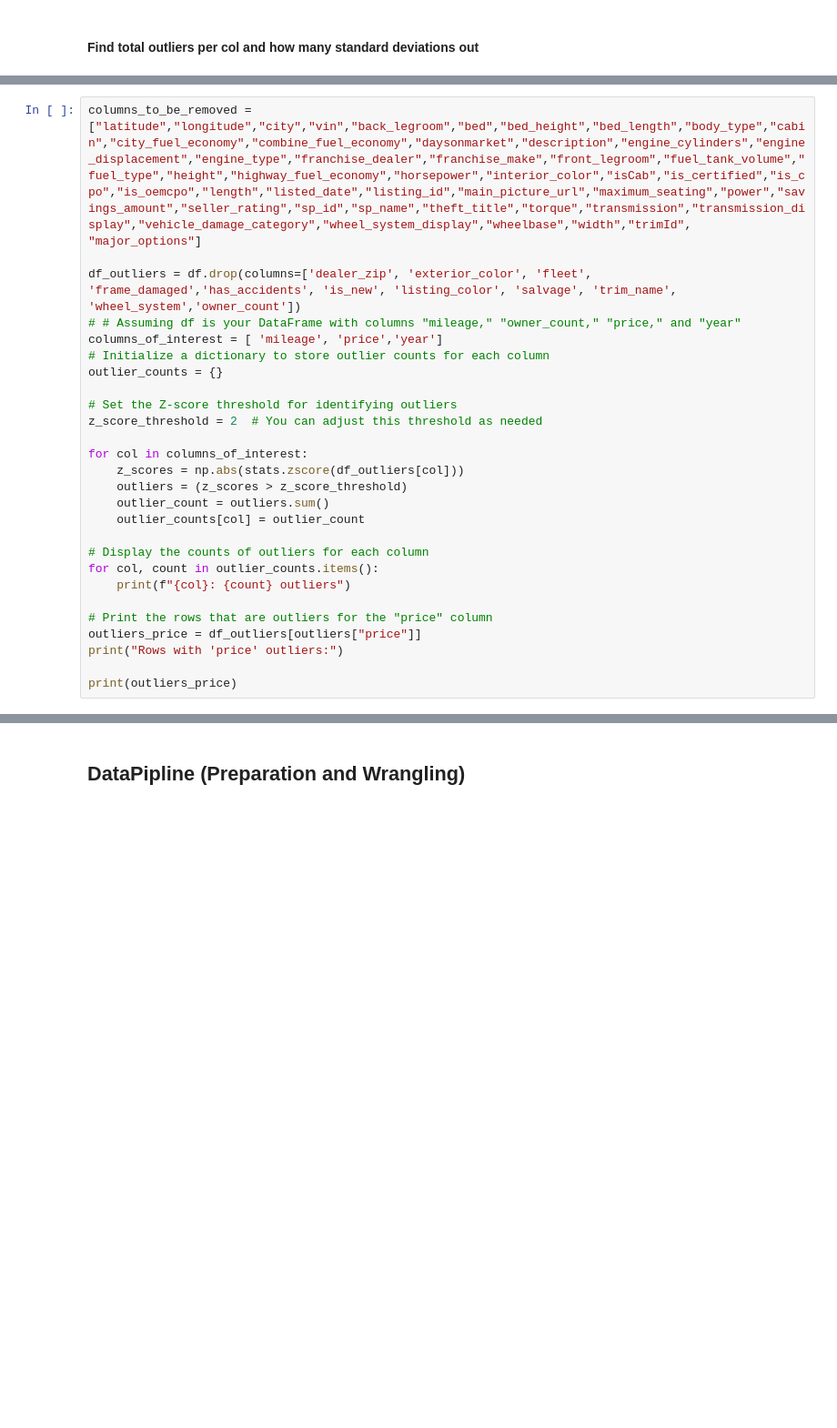
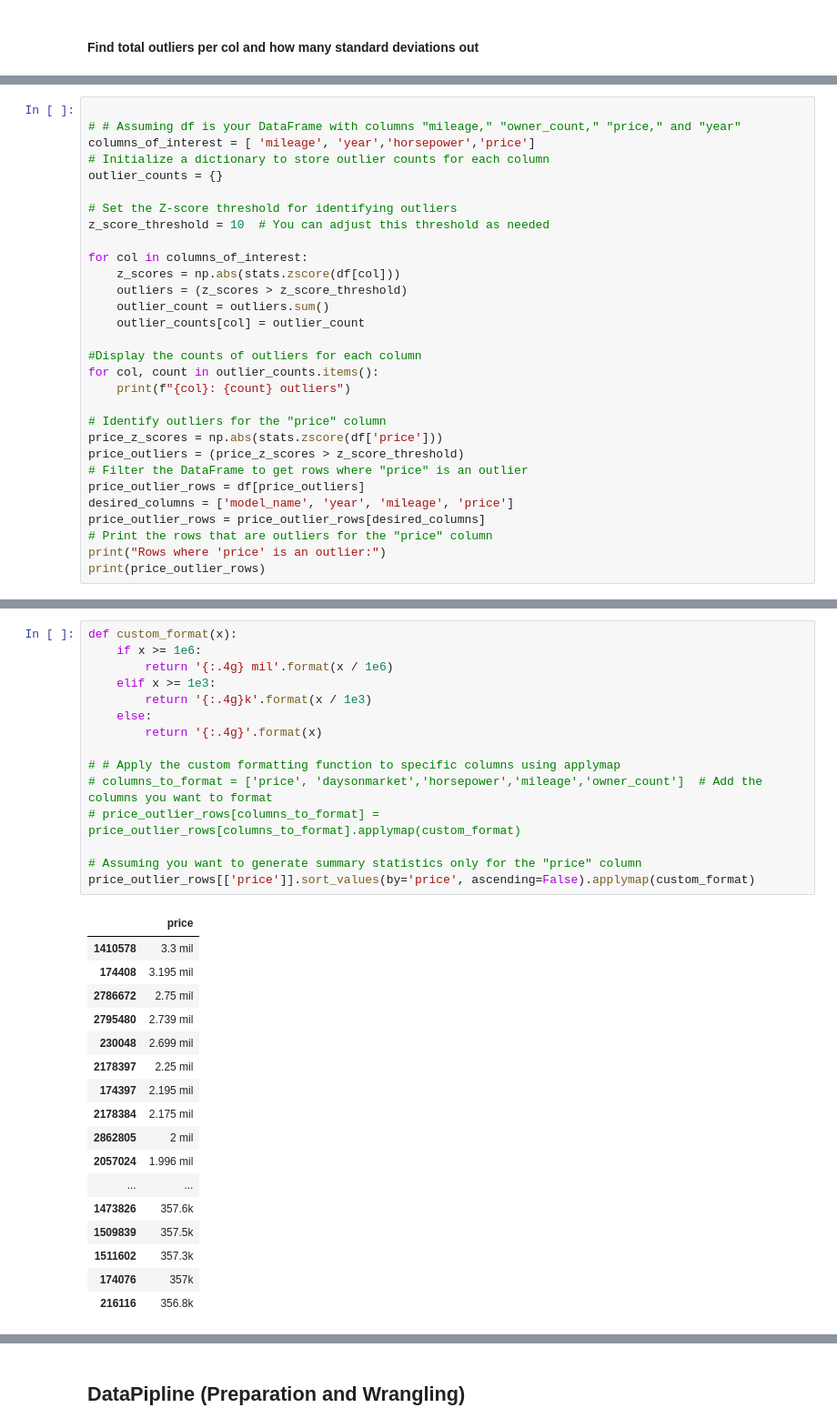
Before and after one commit to DaymonH/CarPricePredictor, a Jupyter notebook: pp-copy.ipynb, the cells around one changed output, grey strips where cells are left out. Shown at 91% size. Drawn from its saved outputs; the diff is of its cells as text; blank space fills up the shorter version.

Commit message:
fixed the outliers info section

```diff
--- a/pp-copy.ipynb
+++ b/pp-copy.ipynb
@@ -140,28 +164,30 @@ Index(['dealer_zip', 'exterior_color', 'fleet', 'frame_damaged',
 # %%
-columns_to_be_removed = ["latitude","longitude","city","vin","back_legroom","bed","bed_height","bed_length","body_type","cabin","city_fuel_economy","combine_fuel_economy","daysonmarket","description","engine_cylinders","engine_displacement","engine_type","franchise_dealer","franchise_make","front_legroom","fuel_tank_volume","fuel_type","height","highway_fuel_economy","horsepower","interior_color","isCab","is_certified","is_cpo","is_oemcpo","length","listed_date","listing_id","main_picture_url","maximum_seating","power","savings_amount","seller_rating","sp_id","sp_name","theft_title","torque","transmission","transmission_display","vehicle_damage_category","wheel_system_display","wheelbase","width","trimId", "major_options"]
 
-df_outliers = df.drop(columns=['dealer_zip', 'exterior_color', 'fleet', 'frame_damaged','has_accidents', 'is_new', 'listing_color', 'salvage', 'trim_name',
-'wheel_system','owner_count'])
 # # Assuming df is your DataFrame with columns "mileage," "owner_count," "price," and "year"
-columns_of_interest = [ 'mileage', 'price','year']
+columns_of_interest = [ 'mileage', 'year','horsepower','price']
 # Initialize a dictionary to store outlier counts for each column
 outlier_counts = {}
 
 # Set the Z-score threshold for identifying outliers
-z_score_threshold = 2  # You can adjust this threshold as needed
+z_score_threshold = 10  # You can adjust this threshold as needed
 
 for col in columns_of_interest:
-    z_scores = np.abs(stats.zscore(df_outliers[col]))
+    z_scores = np.abs(stats.zscore(df[col]))
     outliers = (z_scores > z_score_threshold)
     outlier_count = outliers.sum()
     outlier_counts[col] = outlier_count
 
-# Display the counts of outliers for each column
+#Display the counts of outliers for each column
 for col, count in outlier_counts.items():
     print(f"{col}: {count} outliers")
 
+# Identify outliers for the "price" column
+price_z_scores = np.abs(stats.zscore(df['price']))
+price_outliers = (price_z_scores > z_score_threshold)
+# Filter the DataFrame to get rows where "price" is an outlier
+price_outlier_rows = df[price_outliers]
+desired_columns = ['model_name', 'year', 'mileage', 'price']
+price_outlier_rows = price_outlier_rows[desired_columns]
 # Print the rows that are outliers for the "price" column
-outliers_price = df_outliers[outliers["price"]]
-print("Rows with 'price' outliers:")
-
-print(outliers_price)
+print("Rows where 'price' is an outlier:")
+print(price_outlier_rows)
@@ -191 +212,34 @@ KeyboardInterrupt:
+# %%
+def custom_format(x):
+    if x >= 1e6:
+        return '{:.4g} mil'.format(x / 1e6)
+    elif x >= 1e3:
+        return '{:.4g}k'.format(x / 1e3)
+    else:
+        return '{:.4g}'.format(x)
+
+# # Apply the custom formatting function to specific columns using applymap
+# columns_to_format = ['price', 'daysonmarket','horsepower','mileage','owner_count']  # Add the columns you want to format
+# price_outlier_rows[columns_to_format] = price_outlier_rows[columns_to_format].applymap(custom_format)
+
+# Assuming you want to generate summary statistics only for the "price" column
+price_outlier_rows[['price']].sort_values(by='price', ascending=False).applymap(custom_format)
+# %% [output]
+|  | price |
+| 1410578 | 3.3 mil |
+| 174408 | 3.195 mil |
+| 2786672 | 2.75 mil |
+| 2795480 | 2.739 mil |
+| 230048 | 2.699 mil |
+| 2178397 | 2.25 mil |
+| 174397 | 2.195 mil |
+| 2178384 | 2.175 mil |
+| 2862805 | 2 mil |
+| 2057024 | 1.996 mil |
+| ... | ... |
+| 1473826 | 357.6k |
+| 1509839 | 357.5k |
+| 1511602 | 357.3k |
+| 174076 | 357k |
+| 216116 | 356.8k |
 # %% [markdown]
```
Also changed, not shown: parts of 23 cells of this notebook.
